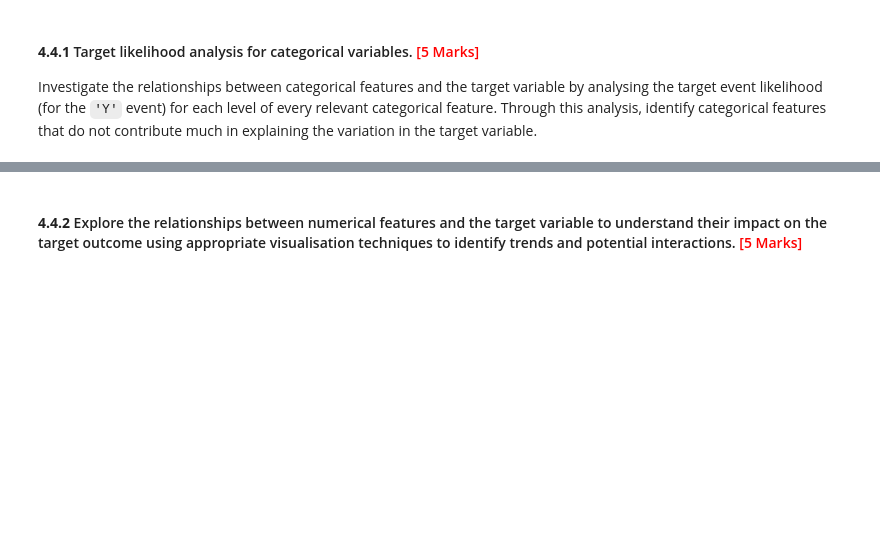
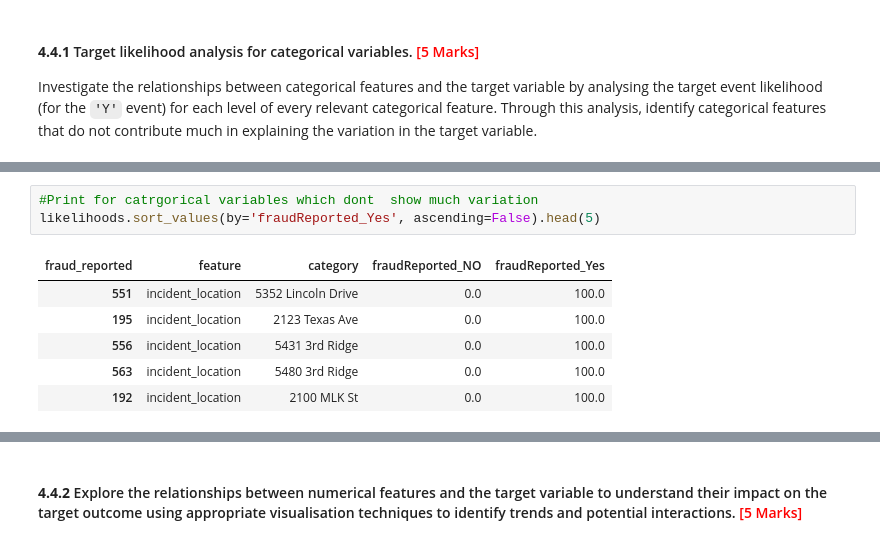
Before and after one commit to Prithvi1510/credit-card-detect-upgrad, a Jupyter notebook: Fraudulent_Claim_Detection_Starter.ipynb, the cells around one changed output, grey strips where cells are left out. Drawn from its saved outputs; the diff is of its cells as text; blank space fills up the shorter version.

```diff
--- a/Fraudulent_Claim_Detection_Starter.ipynb
+++ b/Fraudulent_Claim_Detection_Starter.ipynb
@@ -666,0 +660,10 @@ fraud_reported                feature   category  fraudReported_NO  \
+# %%
+#Print for catrgorical variables which dont  show much variation
+likelihoods.sort_values(by='fraudReported_Yes', ascending=False).head(5)
+# %% [output]
+| fraud_reported | feature | category | fraudReported_NO | fraudReported_Yes |
+| 551 | incident_location | 5352 Lincoln Drive | 0.0 | 100.0 |
+| 195 | incident_location | 2123 Texas Ave | 0.0 | 100.0 |
+| 556 | incident_location | 5431 3rd Ridge | 0.0 | 100.0 |
+| 563 | incident_location | 5480 3rd Ridge | 0.0 | 100.0 |
+| 192 | incident_location | 2100 MLK St | 0.0 | 100.0 |
```
Also changed, not shown: parts of 10 cells of this notebook, 2 other files.
